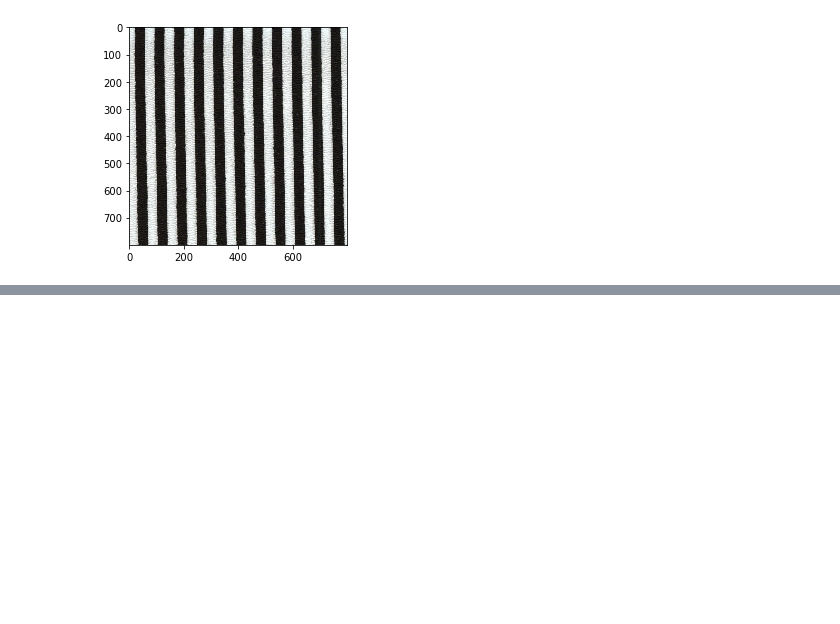
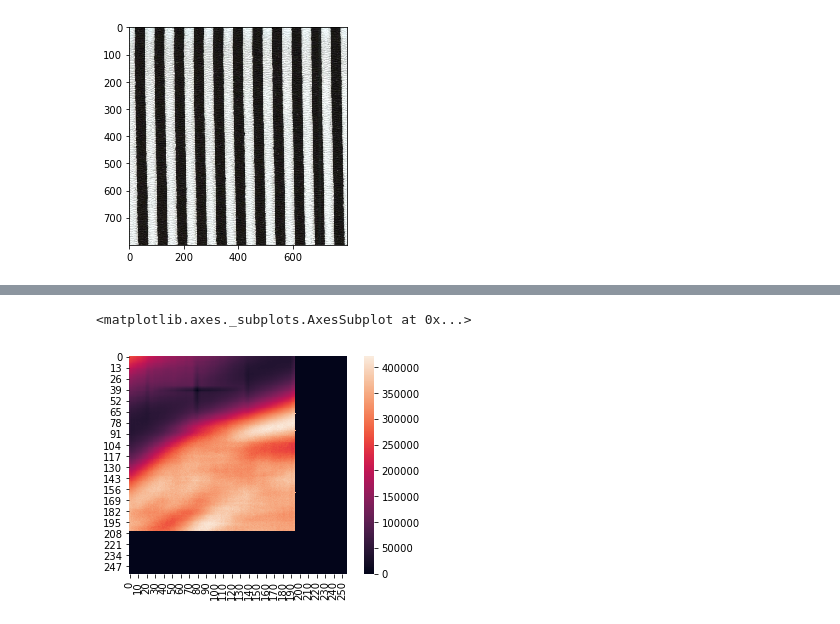
Before and after one commit to c-c-c-c/matsu_lab, a Jupyter notebook: gazoshori_algorism/381.ipynb, the cells around one changed output, grey strips where cells are left out. Drawn from its saved outputs; the diff is of its cells as text; code cells hidden in the pictures; blank space fills up the shorter version.

```diff
--- a/gazoshori_algorism/381.ipynb
+++ b/gazoshori_algorism/381.ipynb
@@ -364,0 +360,5 @@ dx: 123 dy:
+# %%
+sns.heatmap(score_sky, square=True)
+# %% [output]
+<matplotlib.axes._subplots.AxesSubplot at 0x...>
+[figure, added]
```
Also changed, not shown: parts of 10 cells of this notebook, 1 other file.
